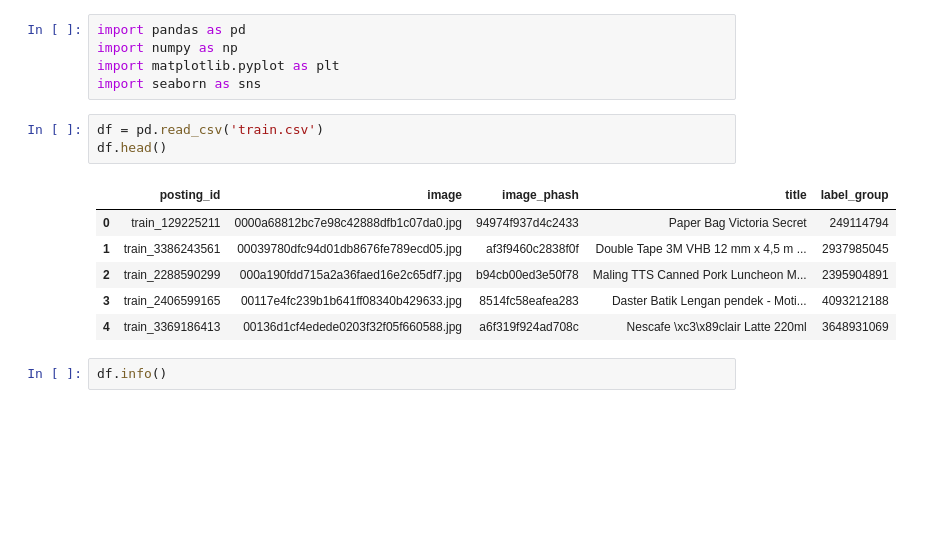
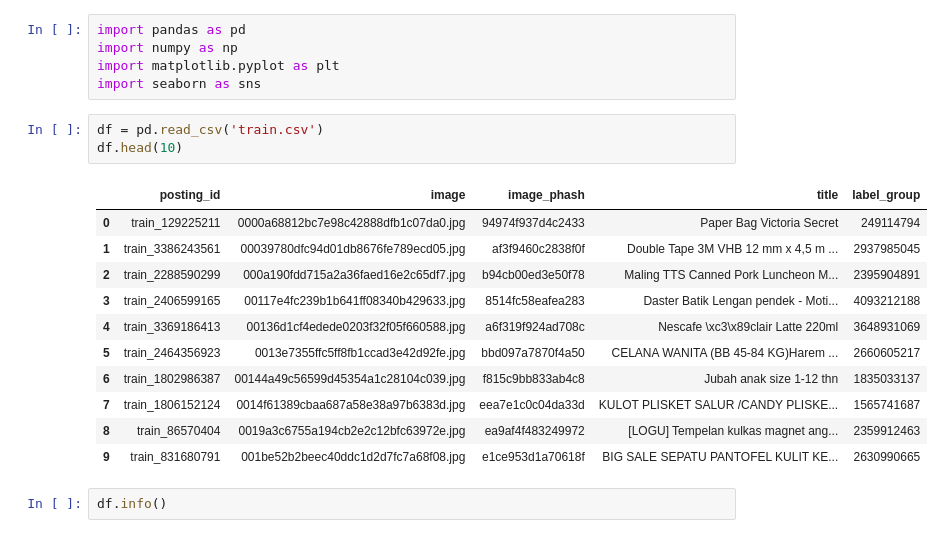
Before and after one commit to Flavien-Pictet/Kaggle-Competition, a Jupyter notebook: Data/EDA.ipynb, the cells around one changed output. Saved outputs shown, nothing was run; the diff lists cells and outputs as text; blank space fills up the shorter version.

```diff
--- a/Data/EDA.ipynb
+++ b/Data/EDA.ipynb
@@ -7,14 +7,19 @@ import matplotlib.pyplot as plt
 import seaborn as sns
 # %%
 df = pd.read_csv('train.csv')
-df.head()
+df.head(10)
 # %% [output]
 |  | posting_id | image | image_phash | title | label_group |
 | 0 | train_129225211 | 0000a68812bc7e98c42888dfb1c07da0.jpg | 94974f937d4c2433 | Paper Bag Victoria Secret | 249114794 |
 | 1 | train_3386243561 | 00039780dfc94d01db8676fe789ecd05.jpg | af3f9460c2838f0f | Double Tape 3M VHB 12 mm x 4,5 m ... | 2937985045 |
 | 2 | train_2288590299 | 000a190fdd715a2a36faed16e2c65df7.jpg | b94cb00ed3e50f78 | Maling TTS Canned Pork Luncheon M... | 2395904891 |
 | 3 | train_2406599165 | 00117e4fc239b1b641ff08340b429633.jpg | 8514fc58eafea283 | Daster Batik Lengan pendek - Moti... | 4093212188 |
 | 4 | train_3369186413 | 00136d1cf4edede0203f32f05f660588.jpg | a6f319f924ad708c | Nescafe \xc3\x89clair Latte 220ml | 3648931069 |
+| 5 | train_2464356923 | 0013e7355ffc5ff8fb1ccad3e42d92fe.jpg | bbd097a7870f4a50 | CELANA WANITA (BB 45-84 KG)Harem ... | 2660605217 |
+| 6 | train_1802986387 | 00144a49c56599d45354a1c28104c039.jpg | f815c9bb833ab4c8 | Jubah anak size 1-12 thn | 1835033137 |
+| 7 | train_1806152124 | 0014f61389cbaa687a58e38a97b6383d.jpg | eea7e1c0c04da33d | KULOT PLISKET SALUR /CANDY PLISKE... | 1565741687 |
+| 8 | train_86570404 | 0019a3c6755a194cb2e2c12bfc63972e.jpg | ea9af4f483249972 | [LOGU] Tempelan kulkas magnet ang... | 2359912463 |
+| 9 | train_831680791 | 001be52b2beec40ddc1d2d7fc7a68f08.jpg | e1ce953d1a70618f | BIG SALE SEPATU PANTOFEL KULIT KE... | 2630990665 |
 # %%
 df.info()
 # %% [output]
```
